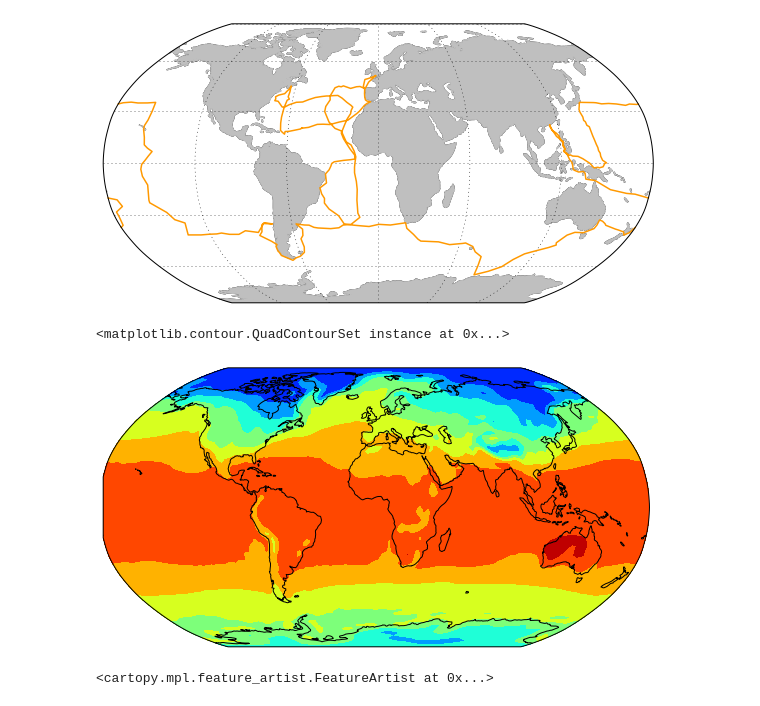
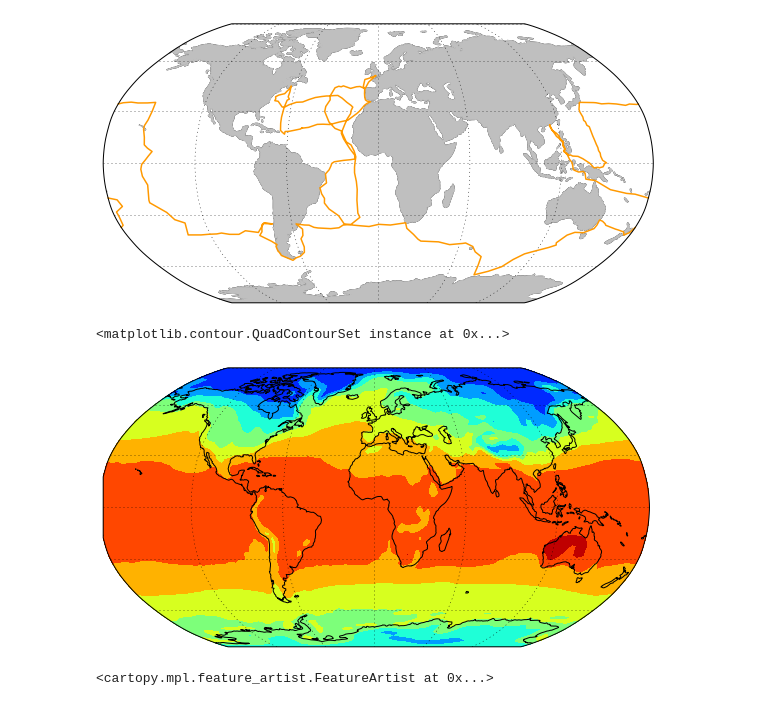
Before and after one commit to koldunovn/pyunconf2015, a Jupyter notebook: cartopy/cartopy_basics.ipynb, the cells around one changed output. Saved outputs shown, nothing was run; the diff lists cells and outputs as text; code cells hidden in the pictures.

```diff
--- a/cartopy/cartopy_basics.ipynb
+++ b/cartopy/cartopy_basics.ipynb
@@ -34,11 +38,12 @@ air_cyc, lon_cyc = add_cyclic_point(air, coord=lon)
 # %%
 plt.figure(figsize=(10,5))
 ax = plt.axes(projection=ccrs.Robinson(central_longitude=0))
 ax.coastlines()
+gl = ax.gridlines(draw_labels=False) # Only PlateCarree and Mercator plots are currently supported.
 ax.contourf(lon_cyc,lat,air_cyc, transform=ccrs.PlateCarree())
 # %% [output]
 <matplotlib.contour.QuadContourSet instance at 0x...>
-[figure, old version]
+[figure, new version]
 # %%
 plt.figure(figsize=(10,5))
 ax = plt.axes(projection=ccrs.PlateCarree())
```
Also changed, not shown: parts of 3 cells of this notebook, 1 other file.
